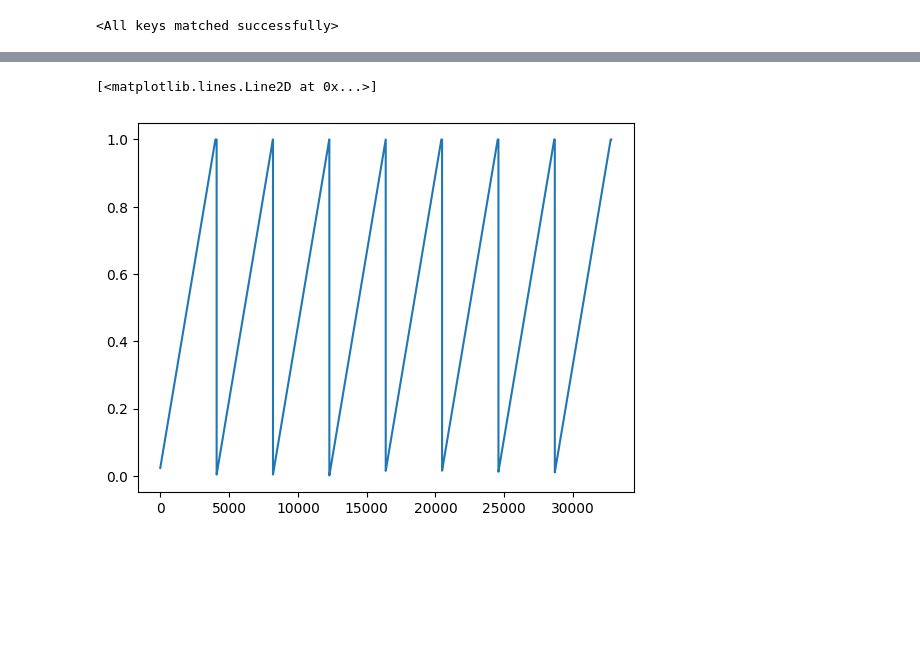
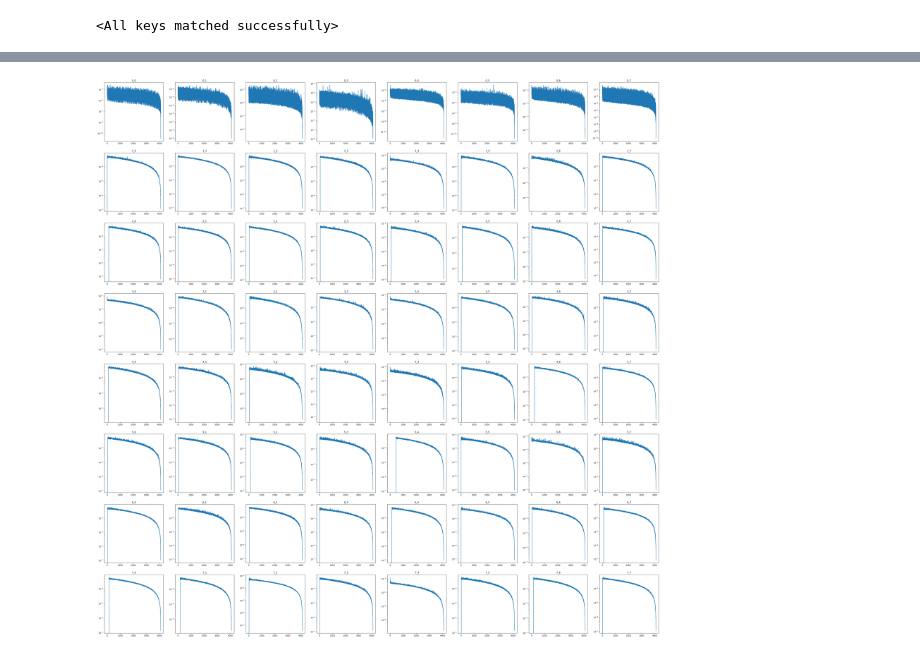
Before and after one commit to uuzall/adaptive_attention_span, a Jupyter notebook: checking_everything.ipynb, the cells around one changed output, grey strips where cells are left out. Drawn from its saved outputs; the diff is of its cells as text; code cells hidden in the pictures; blank space fills up the shorter version.

Commit message:
experiments with attention spans

```diff
--- a/checking_everything.ipynb
+++ b/checking_everything.ipynb
@@ -36 +57,4 @@ model.load_state_dict(torch.load('models/adaptive_span_final_23k.pth'))
+# %%
+n_heads = config['n_head']
+n_blocks = config['n_layer']
 # %%
@@ -50,5 +73,0 @@ with torch.no_grad():
-# %%
-for idx, i in enumerate(weight[0].detach().cpu()):
-	plt.plot(i)
-	plt.plot(weight2[0][idx].detach().cpu())
-	plt.show()
@@ -116,7 +73,0 @@ torch.Size([1, 1, 4096])
-# %%
-masks = list()
-for i in model.blocks[0].sa.heads:
-  mask = i.adaptive_span.mask_template.detach().cpu() + i.adaptive_span.current_val.detach().cpu() * i.adaptive_span.max_size
-  mask = (mask / i.adaptive_span.ramp_size + 1).clamp(0, 1)
-  masks.append(mask)
-plt.plot(torch.stack(masks).view(-1))
@@ -126,5 +74,23 @@ plt.plot(torch.stack(masks).view(-1))
-# %%
-plt.plot(torch.stack(masks).view(-1))
-# %% [output]
-[<matplotlib.lines.Line2D at 0x...>]
-[figure, removed]
+# %%
+# basically here, we are retracing the forward pass and investigating only the first
+# adaptive span outputs that ultimately multiply with the 'value' and change the
+# output of the self-attention in meaningful ways.
+test_in = (data.dataloader(split='test')[0][0]).unsqueeze(0).to(device)
+
+with torch.no_grad():
+	# get the token embeddings and the positional embeddings
+	tok_emb = model.token_embedding(test_in)
+	pos_emb = model.position_embedding(torch.arange(test_in.size(1), device=device))
+	x = tok_emb + pos_emb
+	x = model.blocks[0].ln1(x)
+	# get all the 'weights' that are calculated by the 'keys' and 'values'
+	all_weights = head(x)
+# %%
+fig, axis = plt.subplots(8, 8)
+fig.set_size_inches(50, 50)
+for n, i in list(all_weights.items()):
+  axis[int(n[0]), int(n[-1])].plot(i[0].mean(0))
+  axis[int(n[0]), int(n[-1])].set_yscale('log')
+  axis[int(n[0]), int(n[-1])].set_title(n)
+# %% [output]
+[figure, added]
```
Also changed, not shown: parts of 15 cells of this notebook, 3 other files.
